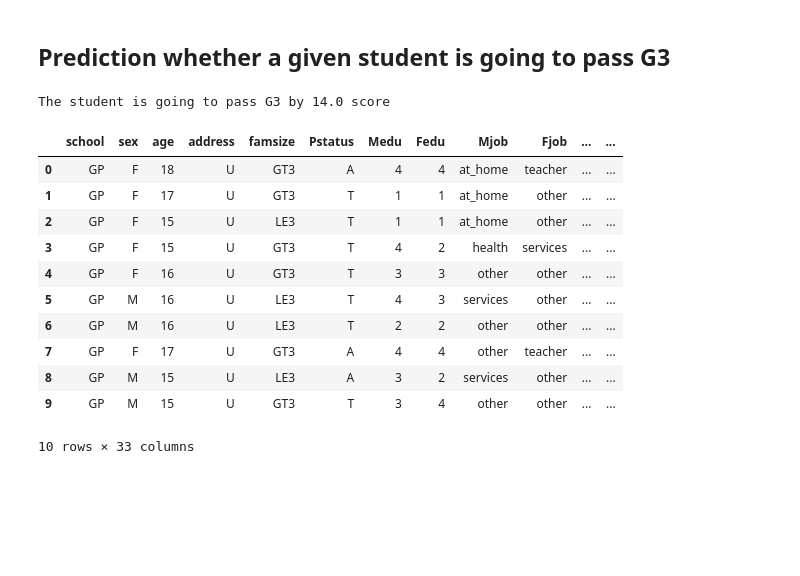
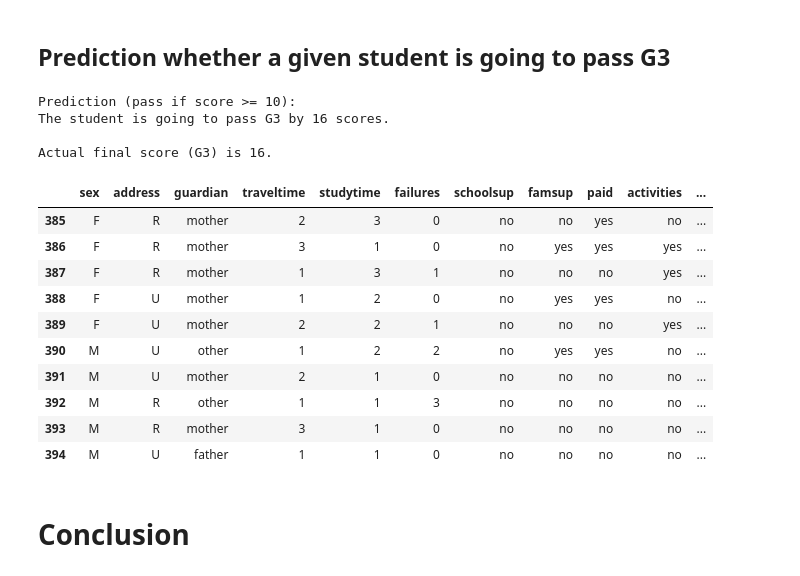
Before and after one commit to bbatjargal/analytic-assignment-as, a Jupyter notebook: Predictive Analytics Assignment.ipynb, the cells around one changed output. Cells and saved outputs as stored; diff of their text form; code cells hidden in the pictures; blank space fills up the shorter version.

Commit message:
completed. wrote about data quality, summary of analyzing and visualization, conclusion of predicting final grade.

```diff
--- a/Predictive Analytics Assignment.ipynb
+++ b/Predictive Analytics Assignment.ipynb
@@ -369,8 +448,11 @@ from sklearn.linear_model import LinearRegression # Linear regression
 # %% [markdown]
 ## Defining a class for predicting student final grade
 # %%
-#Used Multiple Linear Regression
+#Used Multiple Linear Regression model for prediction.
+
 class StudentFinalGradeModel:
+    """A class for predicting student final grade."""
+
     def __init__(self, filename, sep=';'):
         self.filename = filename
         self.sep = sep
@@ -393,6 +475,13 @@ class StudentFinalGradeModel:
 
         # Importing the dataset
         self.student_dataframe = pd.read_csv(self.filename, sep=self.sep)
+
+        # remove not important columns for predicting final grade
+        not_important_columns_for_prediction = [ "health", "Pstatus", "school", "age", "famsize", "internet", "nursery", "higher",  "Fedu", "Medu", "Mjob", "Fjob", "absences", "reason"]
+
+        for column in not_important_columns_for_prediction:
+            self.student_dataframe.pop(column)
+
         X = self.student_dataframe.iloc[:, 0:-1].values # all columns except 'G3' are input values
         y = self.student_dataframe.iloc[:, -1].values # column 'G3' is output value
 
@@ -414,15 +503,8 @@ class StudentFinalGradeModel:
         # Splitting the dataset into the Training set and Test set
         self.X_train, self.X_test, self.y_train, self.y_test = train_test_split(X, y, test_size = 0.2, random_state = 0)
 
-        # Feature Scaling
-        """
-        sc_X = StandardScaler()
-        X_train = sc_X.fit_transform(X_train)
-        X_test = sc_X.transform(X_test)
-        sc_y = StandardScaler()
-        y_train = sc_y.fit_transform(y_train)"""
-
     def __columnIndexByName(self, column_name):
+        """Finding column index by column name"""
         i = 0
         for name in self.student_dataframe.columns:
             if name == column_name:
@@ -431,6 +513,7 @@ class StudentFinalGradeModel:
         return i
 
     def predictTestResult(self):
+        """Predicting the test set results"""
 
         # Predicting the Test set results
         y_pred = self.regressor.predict(self.X_test)
@@ -444,14 +527,9 @@ class StudentFinalGradeModel:
         accuracy = count_correct / len(y_pred) * 100
         return accuracy
 
-    def predictStudentFinalGrade(self, studentInfo):
-
-        # Predicting the user set results
-        y_pred = self.regressor.predict(studentInfo)
-
-        return y_pred
-
     def predictWhetherPassG3orNot(self, student_info):
+        """Predicting whether a given student is going to pass G3 (score >= 10) or not.
+        No return value. Directly print the result to the console."""
 
         # Predicting the user set results
         X = self.__prepare_single_row_data(student_info)
@@ -464,15 +542,18 @@ class StudentFinalGradeModel:
         else:
             txt_result = "fail"
 
-        print('The student is going to {} G3 by {} score'.format(txt_result, score))
+        print('Prediction (pass if score >= 10):')
+        print('The student is going to {0} G3 by {1:.0f} scores.'.format(txt_result, score), end='\n\n')
+        print('Actual final score (G3) is {}.'.format(student_info['G3']))
 
     def __prepare_single_row_data(self,student_info):
+        """Private function for internal use is called from predictWhetherPassG3orNot function.
+        Preparing single row data for prediction function.
+        """
 
         X = np.array([ student_info.values[:-1] ]) # all columns except 'G3' are input values
 
-
         # Encoding categorical data
-        # Encoding the Independent Variable
         for column in self.student_dataframe.select_dtypes(include=['object']).columns:
             columnIndex = self.__columnIndexByName(column)
             X[:,columnIndex] = self.dic_label_encoders[column].transform(X[:, columnIndex])
@@ -494,28 +580,34 @@ Test set accuracy: 22.78 %
 # %%
 # To predict whether a given student is going to pass G3(score >= 10)
 
+#read data from an instance of StudentFinalGradeModel class
 df = final_grade_model.student_dataframe.copy()
 
 # feel free to change index_student variable to predict different student grade
-index_student = 3
+index_student = 391
 student_info = df.loc[index_student]
 
+# prediction of whether a given student is going to pass G3
 final_grade_model.predictWhetherPassG3orNot(student_info)
 # %% [output]
-The student is going to pass G3 by 14.0 score
+Prediction (pass if score >= 10):
+The student is going to pass G3 by 16 scores.
+
+Actual final score (G3) is 16.
 # %%
 # for reference
-final_grade_model.student_dataframe[:10]
+final_grade_model.student_dataframe[-10:]
 # %% [output]
-|  | school | sex | age | address | famsize | Pstatus | Medu | Fedu | Mjob | Fjob | ... | ... |
-| 0 | GP | F | 18 | U | GT3 | A | 4 | 4 | at_home | teacher | ... | ... |
-| 1 | GP | F | 17 | U | GT3 | T | 1 | 1 | at_home | other | ... | ... |
-| 2 | GP | F | 15 | U | LE3 | T | 1 | 1 | at_home | other | ... | ... |
-| 3 | GP | F | 15 | U | GT3 | T | 4 | 2 | health | services | ... | ... |
-| 4 | GP | F | 16 | U | GT3 | T | 3 | 3 | other | other | ... | ... |
-| 5 | GP | M | 16 | U | LE3 | T | 4 | 3 | services | other | ... | ... |
-| 6 | GP | M | 16 | U | LE3 | T | 2 | 2 | other | other | ... | ... |
-| 7 | GP | F | 17 | U | GT3 | A | 4 | 4 | other | teacher | ... | ... |
-| 8 | GP | M | 15 | U | LE3 | A | 3 | 2 | services | other | ... | ... |
-| 9 | GP | M | 15 | U | GT3 | T | 3 | 4 | other | other | ... | ... |
+|  | sex | address | guardian | traveltime | studytime | failures | schoolsup | famsup | paid | activities | ... |
+| 385 | F | R | mother | 2 | 3 | 0 | no | no | yes | no | ... |
+| 386 | F | R | mother | 3 | 1 | 0 | no | yes | yes | yes | ... |
+| 387 | F | R | mother | 1 | 3 | 1 | no | no | no | yes | ... |
+| 388 | F | U | mother | 1 | 2 | 0 | no | yes | yes | no | ... |
+| 389 | F | U | mother | 2 | 2 | 1 | no | no | no | yes | ... |
+| 390 | M | U | other | 1 | 2 | 2 | no | yes | yes | no | ... |
+| 391 | M | U | mother | 2 | 1 | 0 | no | no | no | no | ... |
+| 392 | M | R | other | 1 | 1 | 3 | no | no | no | no | ... |
+| 393 | M | R | mother | 3 | 1 | 0 | no | no | no | no | ... |
+| 394 | M | U | father | 1 | 1 | 0 | no | no | no | no | ... |
-10 rows × 33 columns
+# %% [markdown]
+# Conclusion
```
Also changed, not shown: parts of 12 cells of this notebook.
